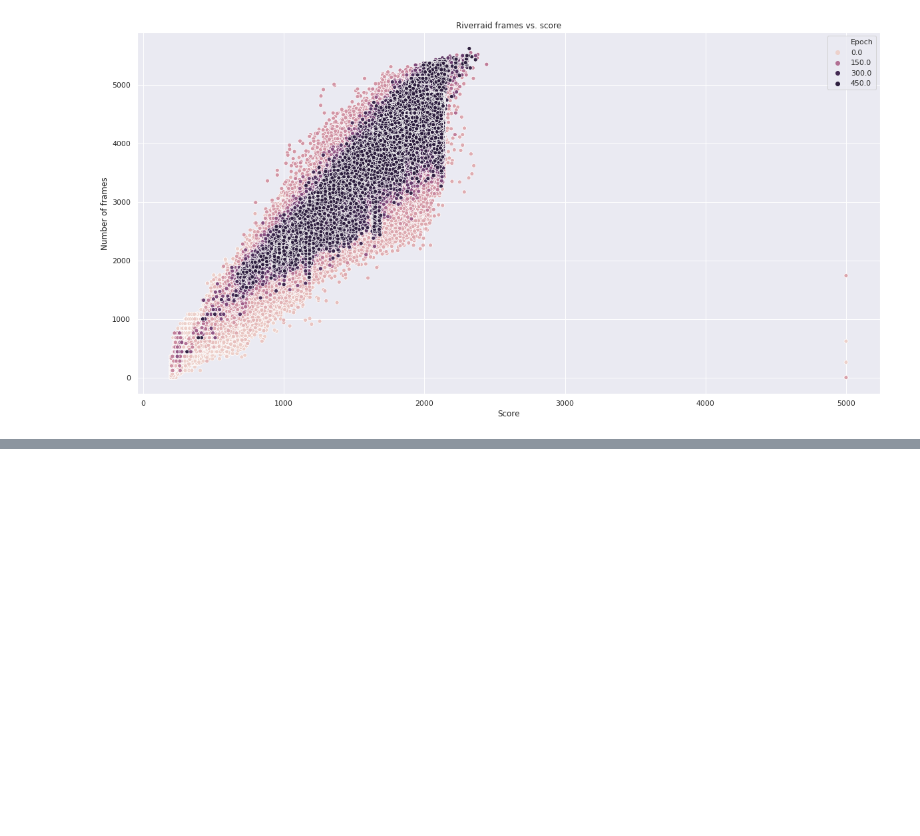
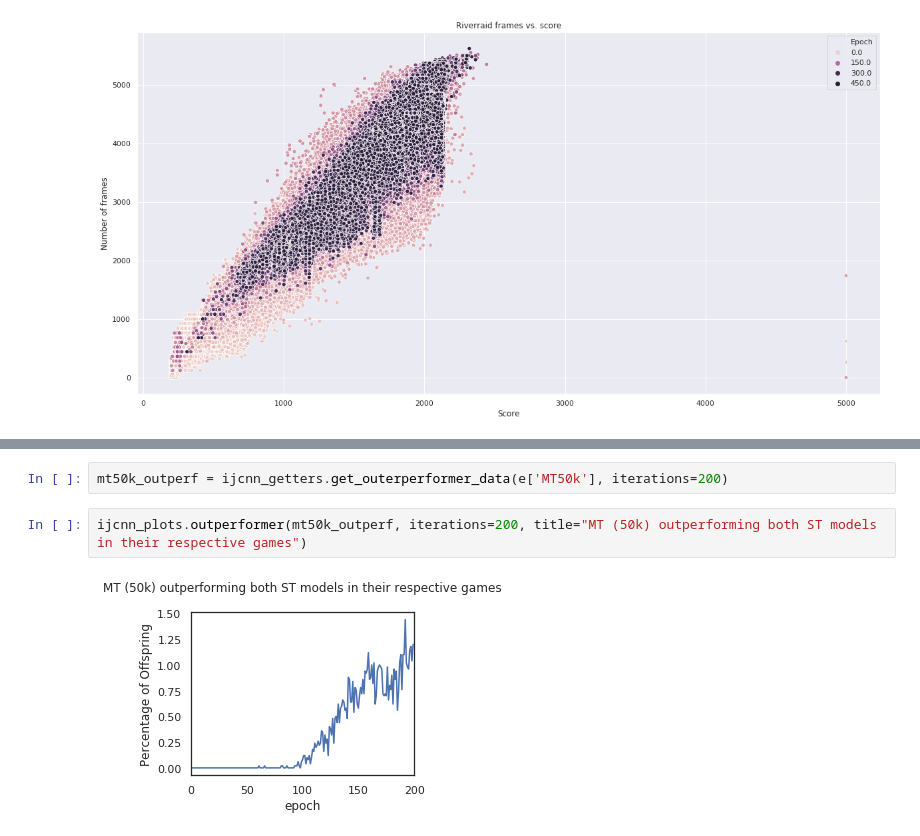
Before and after one commit to deyandyankov/research.mtne, a Jupyter notebook: gpu_implementation/analysis/IJCNN2020.ipynb, the cells around one changed output, grey strips where cells are left out. Cells and saved outputs as stored; diff of their text form; blank space fills up the shorter version.

```diff
--- a/gpu_implementation/analysis/IJCNN2020.ipynb
+++ b/gpu_implementation/analysis/IJCNN2020.ipynb
@@ -66,0 +114,6 @@ ijcnn_plots.hypervolume(hv)
+# %%
+mt50k_outperf = ijcnn_getters.get_outerperformer_data(e['MT50k'], iterations=200)
+# %%
+ijcnn_plots.outperformer(mt50k_outperf, iterations=200, title="MT (50k) outperforming both ST models in their respective games")
+# %% [output]
+[figure, added]
```
Also changed, not shown: parts of 17 cells of this notebook, 6 other files.
